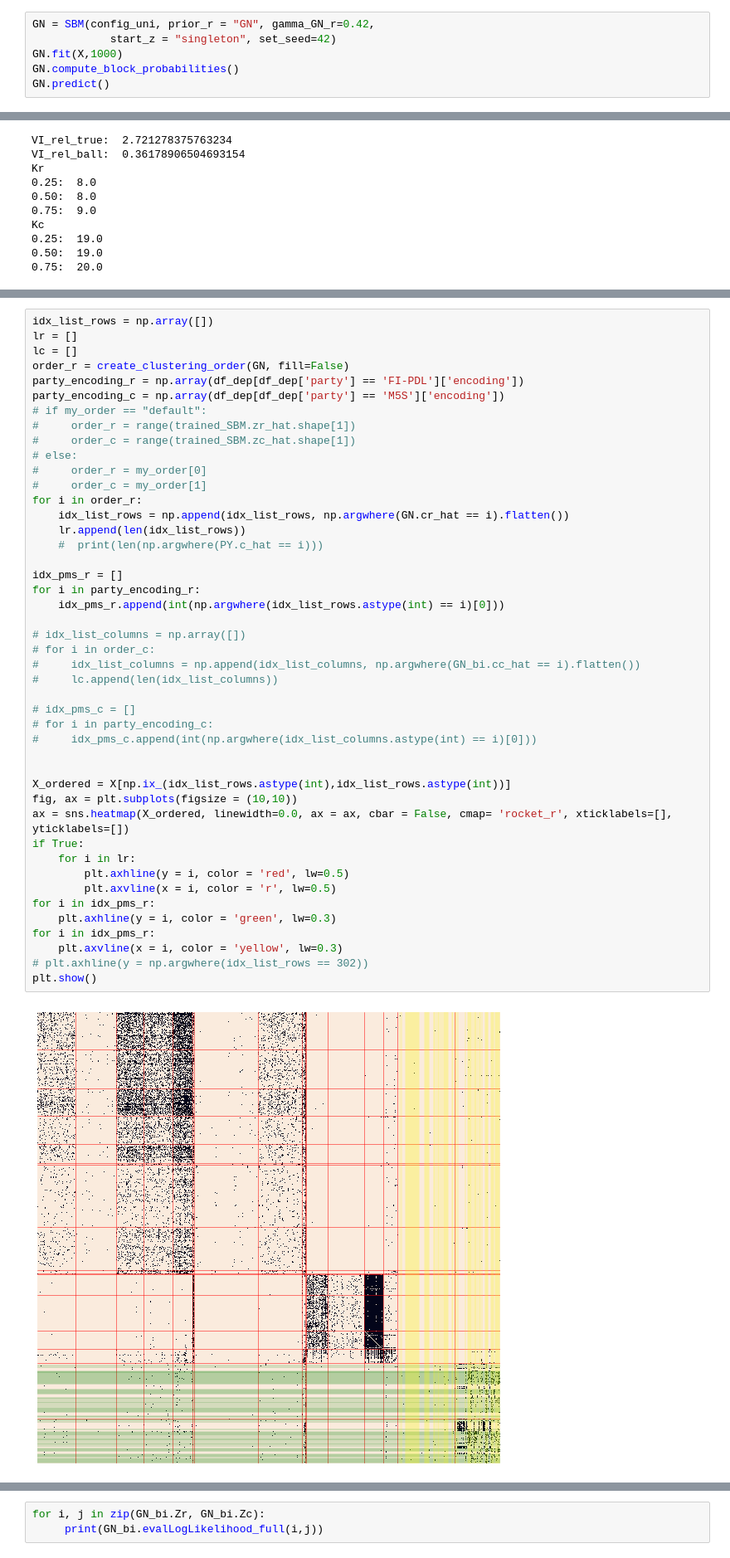
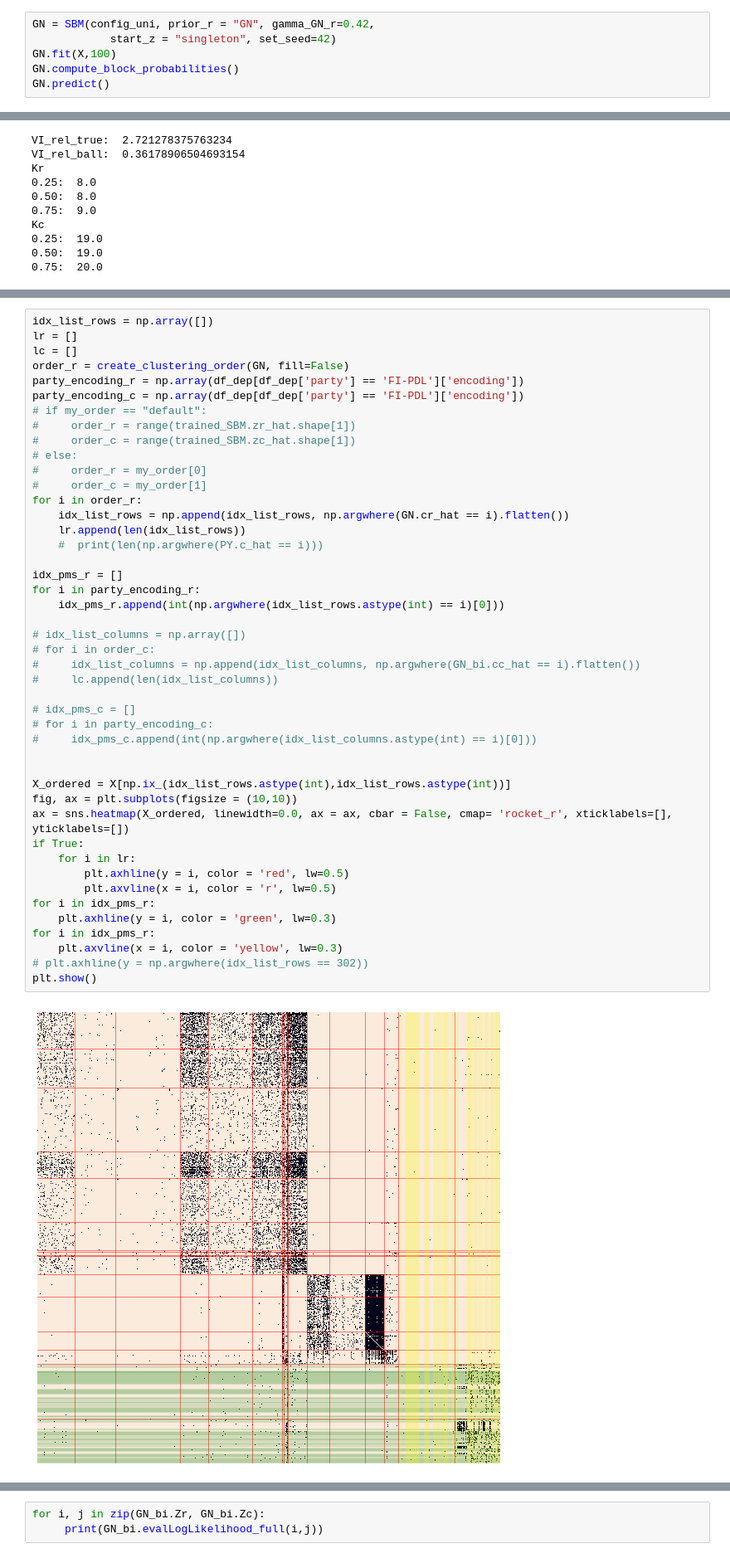
Before and after one commit to FreeTheOtter/BNP-Net, a Jupyter notebook: src/Camera.ipynb, the cells around one changed output, grey strips where cells are left out. Shown at 83% size. Drawn from its saved outputs; the diff is of its cells as text.

```diff
--- a/src/Camera.ipynb
+++ b/src/Camera.ipynb
@@ -311,7 +311,7 @@ X.shape
 # %%
 GN = SBM(config_uni, prior_r = "GN", gamma_GN_r=0.42,
             start_z = "singleton", set_seed=42)
-GN.fit(X,1000)
+GN.fit(X,100)
 GN.compute_block_probabilities()
 GN.predict()
 # %%
@@ -570,7 +573,7 @@ lr = []
 lc = []
 order_r = create_clustering_order(GN, fill=False)
 party_encoding_r = np.array(df_dep[df_dep['party'] == 'FI-PDL']['encoding'])
-party_encoding_c = np.array(df_dep[df_dep['party'] == 'M5S']['encoding'])
+party_encoding_c = np.array(df_dep[df_dep['party'] == 'FI-PDL']['encoding'])
 # if my_order == "default":
 #     order_r = range(trained_SBM.zr_hat.shape[1])
 #     order_c = range(trained_SBM.zc_hat.shape[1])
@@ -583,34 +586,34 @@ for i in order_r:
     #  print(len(np.argwhere(PY.c_hat == i)))
 
 idx_pms_r = []
 for i in party_encoding_r:
     idx_pms_r.append(int(np.argwhere(idx_list_rows.astype(int) == i)[0]))
 
 # idx_list_columns = np.array([])
 # for i in order_c:
 #     idx_list_columns = np.append(idx_list_columns, np.argwhere(GN_bi.cc_hat == i).flatten())
 #     lc.append(len(idx_list_columns))
 
 # idx_pms_c = []
 # for i in party_encoding_c:
 #     idx_pms_c.append(int(np.argwhere(idx_list_columns.astype(int) == i)[0]))
 
 
 X_ordered = X[np.ix_(idx_list_rows.astype(int),idx_list_rows.astype(int))]
 fig, ax = plt.subplots(figsize = (10,10))
 ax = sns.heatmap(X_ordered, linewidth=0.0, ax = ax, cbar = False, cmap= 'rocket_r', xticklabels=[], yticklabels=[])
 if True:
     for i in lr:
         plt.axhline(y = i, color = 'red', lw=0.5)
         plt.axvline(x = i, color = 'r', lw=0.5)
 for i in idx_pms_r:
     plt.axhline(y = i, color = 'green', lw=0.3)
 for i in idx_pms_r:
     plt.axvline(x = i, color = 'yellow', lw=0.3)
 # plt.axhline(y = np.argwhere(idx_list_rows == 302))
 plt.show()
 # %% [output]
-[figure, old version]
+[figure, new version]
 # %%
 idx_list_rows = np.array([])
 lr = []
```
Also changed, not shown: parts of 11 cells of this notebook, 2 other files.
